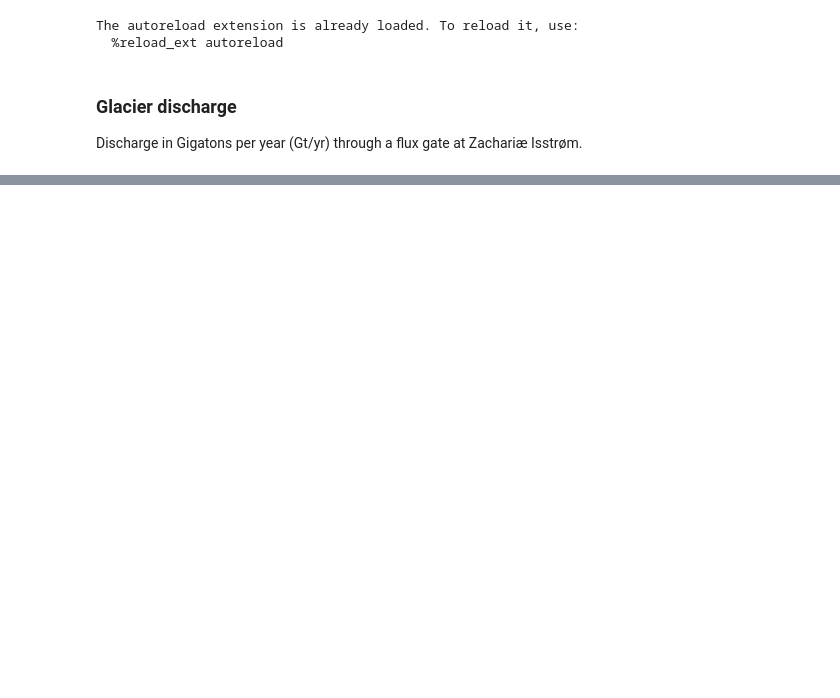
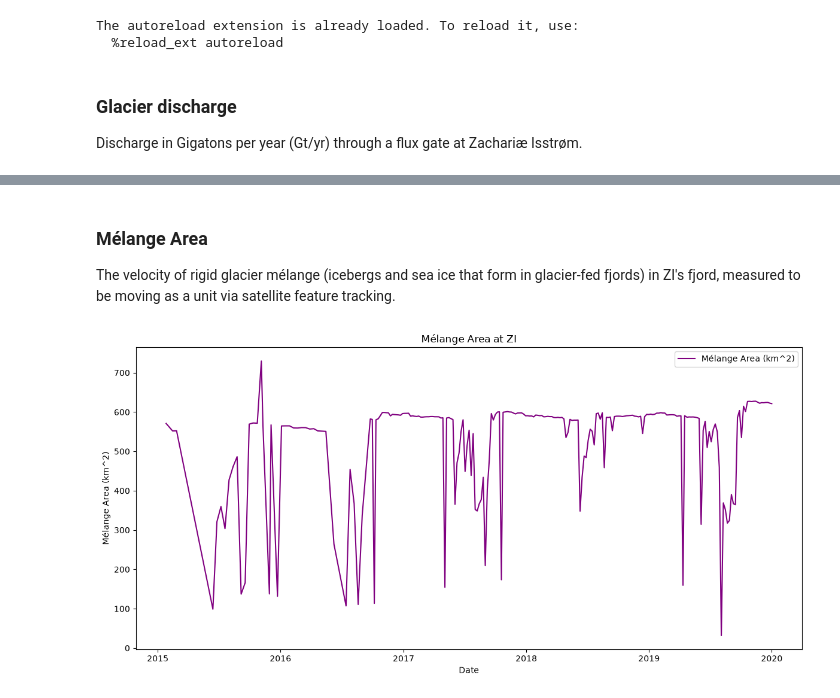
Before and after one commit to cjense/CEWA-565-glacierseasonality, a Jupyter notebook: examine_data.ipynb, the cells around one changed output, grey strips where cells are left out. Drawn from its saved outputs; the diff is of its cells as text; code cells hidden in the pictures; blank space fills up the shorter version.

```diff
--- a/examine_data.ipynb
+++ b/examine_data.ipynb
@@ -44,0 +72,23 @@ plt.plot(discharge['time'], discharge['Discharge (Gt/yr)'])
+# %% [markdown]
+### Mélange Area
+
+The velocity of rigid glacier mélange (icebergs and sea ice that form in glacier-fed fjords) in ZI's fjord, measured to be moving as a unit via satellite feature tracking.
+# %%
+melange['time'] = pd.to_datetime(melange['time'])
+melange = melange[
+    (melange['time'] >= pd.Timestamp('2000-01-01')) &
+    (melange['time'] <= pd.Timestamp('2020-01-01'))
+]
+
+plt.figure(figsize=(12, 6))
+
+plt.plot(melange['time'], melange['area_km2'], linewidth=1.5, label='Mélange Area (km^2)', color='purple')
+
+plt.ylabel('Mélange Area (km^2)')
+plt.xlabel('Date')
+plt.title('Mélange Area at ZI')
+plt.legend()
+plt.tight_layout()
+plt.show()
+# %% [output]
+[figure, added]
```
Also changed, not shown: parts of 6 cells of this notebook.
